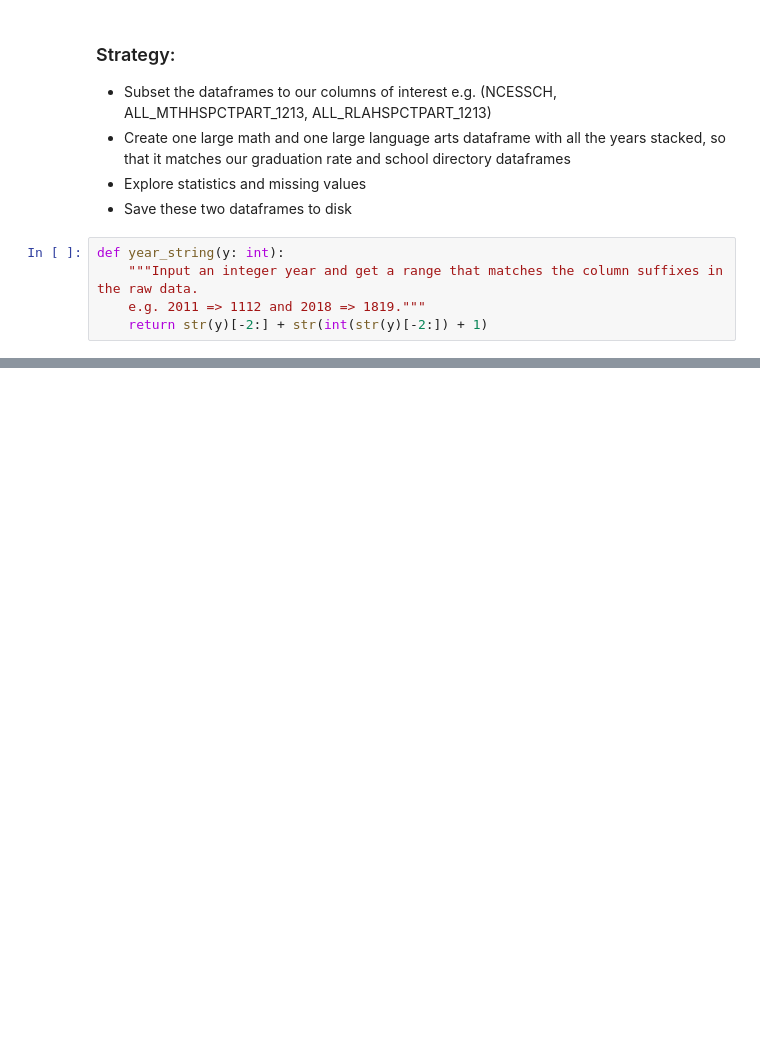
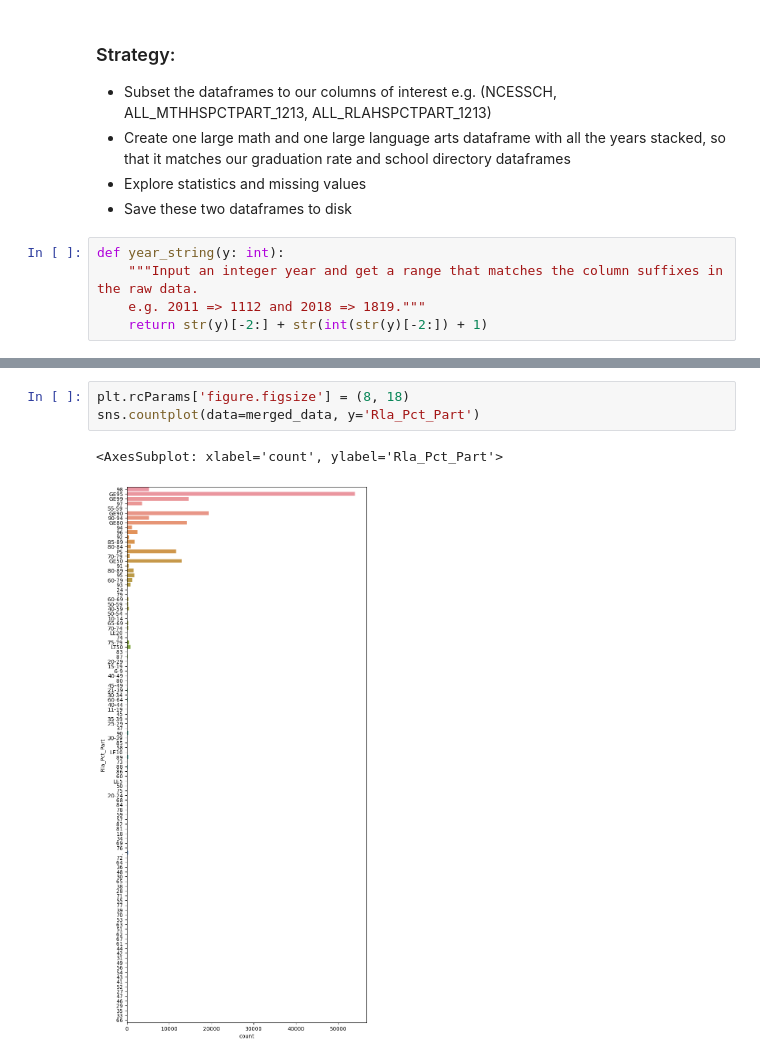
Before and after one commit to georgetown-analytics/student-outcomes, a Jupyter notebook: notebooks/EDA_math_language_arts_proficiency_tests.ipynb, the cells around one changed output, grey strips where cells are left out. Drawn from its saved outputs; the diff is of its cells as text; blank space fills up the shorter version.

```diff
--- a/notebooks/EDA_math_language_arts_proficiency_tests.ipynb
+++ b/notebooks/EDA_math_language_arts_proficiency_tests.ipynb
@@ -136,0 +201,6 @@ new_dfs[0]
+# %%
+plt.rcParams['figure.figsize'] = (8, 18)
+sns.countplot(data=merged_data, y='Rla_Pct_Part')
+# %% [output]
+<AxesSubplot: xlabel='count', ylabel='Rla_Pct_Part'>
+[figure, added]
```
Also changed, not shown: parts of 15 cells of this notebook, 1 other file.
